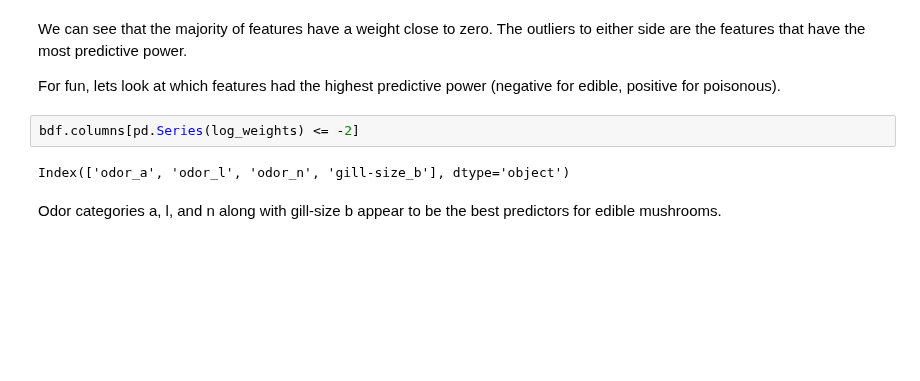
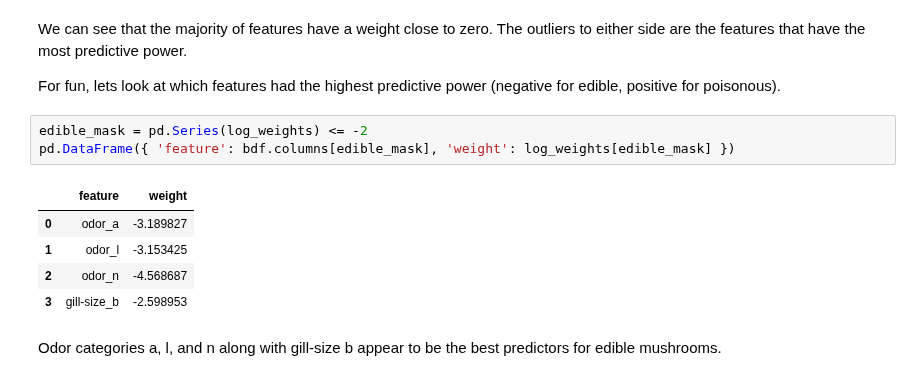
Before and after one commit to jmfb/CS5610, a Jupyter notebook: m3p3b/M3 Project 3b.ipynb, the cells around one changed output. Drawn from its saved outputs; the diff is of its cells as text; blank space fills up the shorter version.

```diff
--- a/m3p3b/M3 Project 3b.ipynb
+++ b/m3p3b/M3 Project 3b.ipynb
@@ -370,9 +392,14 @@ We can see that the majority of features have a weight close to zero.  The outli
 
 For fun, lets look at which features had the highest predictive power (negative for edible, positive for poisonous).
 # %%
-bdf.columns[pd.Series(log_weights) <= -2]
+edible_mask = pd.Series(log_weights) <= -2
+pd.DataFrame({ 'feature': bdf.columns[edible_mask], 'weight': log_weights[edible_mask] })
 # %% [output]
-Index(['odor_a', 'odor_l', 'odor_n', 'gill-size_b'], dtype='object')
+|  | feature | weight |
+| 0 | odor_a | -3.189827 |
+| 1 | odor_l | -3.153425 |
+| 2 | odor_n | -4.568687 |
+| 3 | gill-size_b | -2.598953 |
 # %% [markdown]
 Odor categories a, l, and n along with gill-size b appear to be the best predictors for edible mushrooms.
 # %%
```
Also changed, not shown: parts of 9 cells of this notebook.
